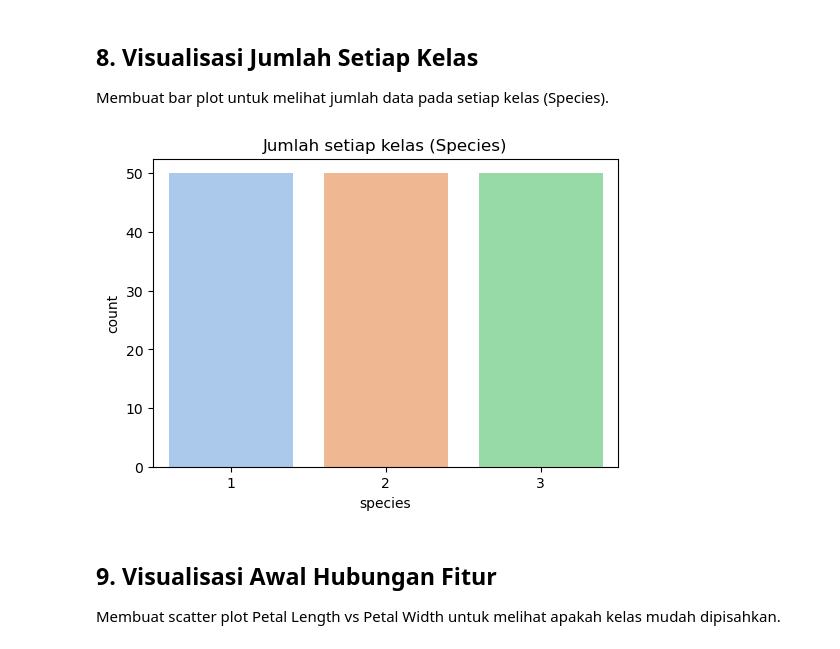
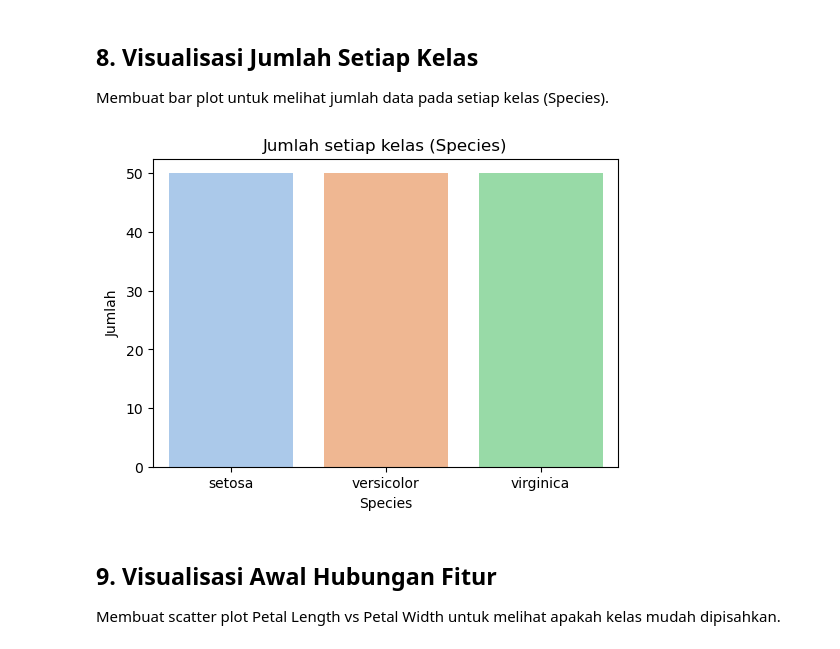
Before and after one commit to Triayunitak/PSD, a Jupyter notebook: tugas1-proyek-datasains/_build/html/_sources/data_understanding.ipynb, the cells around one changed output. Cells and saved outputs as stored; diff of their text form; code cells hidden in the pictures.

```diff
--- a/tugas1-proyek-datasains/_build/html/_sources/data_understanding.ipynb
+++ b/tugas1-proyek-datasains/_build/html/_sources/data_understanding.ipynb
@@ -165,11 +235,20 @@ plt.show()
 Membuat bar plot untuk melihat jumlah data pada setiap kelas (Species).
 # %%
 plt.figure(figsize=(6,4))
-sns.countplot(x='species', data=df, palette='pastel')
+
+# Countplot dengan nama species_name, bukan angka
+sns.countplot(x='species_name', data=df, palette='pastel')
+
+# Tambahkan judul
 plt.title("Jumlah setiap kelas (Species)")
+
+# Label sumbu
+plt.xlabel("Species")
+plt.ylabel("Jumlah")
+
 plt.show()
 # %% [output]
-[figure, old version]
+[figure, new version]
 # %% [markdown]
 ## **9. Visualisasi Awal Hubungan Fitur**
 
```
Also changed, not shown: parts of 3 cells of this notebook, 33 other files.
